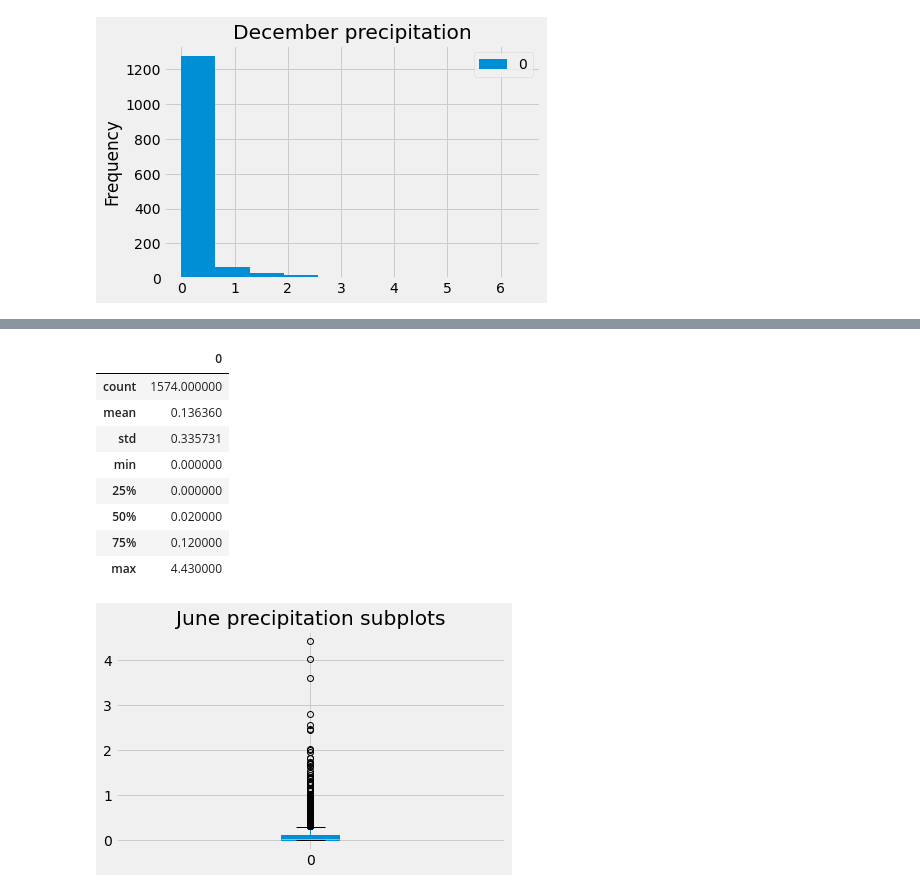
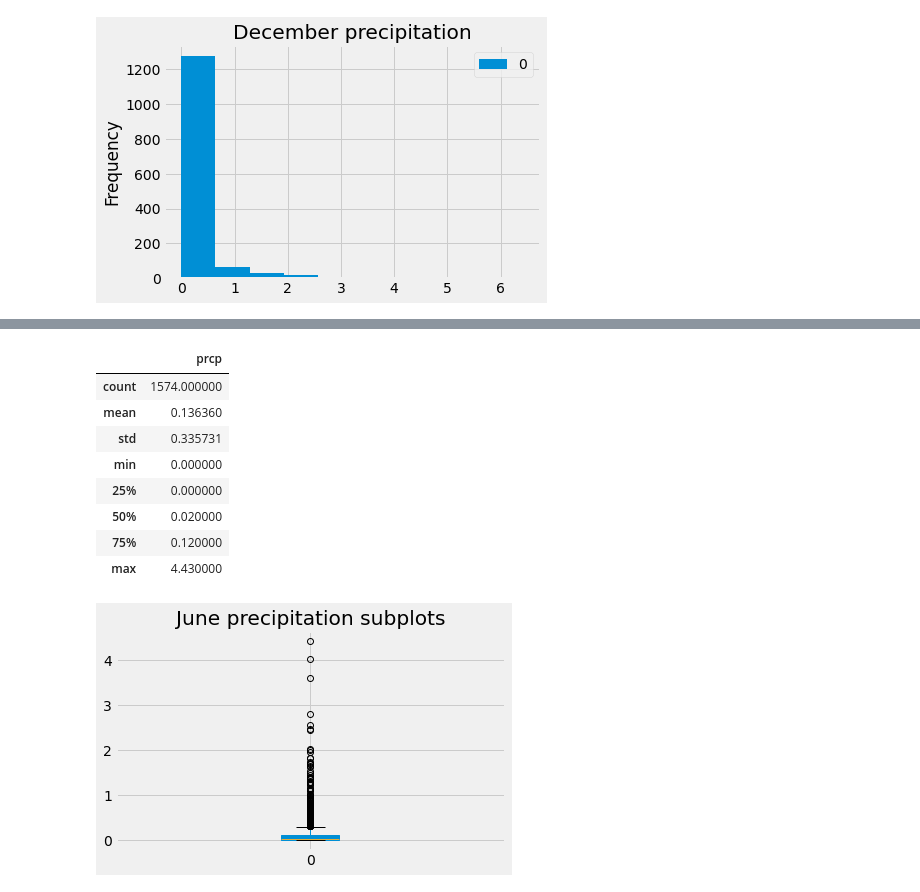
Before and after one commit to shimengya/surfs_up, a Jupyter notebook: SurfsUp_Challenge.ipynb, the cells around one changed output, grey strips where cells are left out. Saved outputs shown, nothing was run; the diff lists cells and outputs as text; code cells hidden in the pictures.

```diff
--- a/SurfsUp_Challenge.ipynb
+++ b/SurfsUp_Challenge.ipynb
@@ -240,3 +240,8 @@ plt.tight_layout
 # %% [output]
 <function matplotlib.pyplot.tight_layout(*, pad=1.08, h_pad=None, w_pad=None, rect=None)>
 [figure]
+# %%
+june_precipitation = []
+june_precipitation = session.query(Measurement.prcp).filter(func.extract('month',Measurement.date) ==6)
+june_precipitation_df = pd.DataFrame(june_precipitation)
+june_precipitation_df
@@ -243,7 +281,7 @@ plt.tight_layout
 # %%
-june_p_df.describe()
+june_precipitation_df.describe()
 # %% [output]
-|  | 0 |
+|  | prcp |
 | count | 1574.000000 |
 | mean | 0.136360 |
 | std | 0.335731 |
```
Also changed, not shown: parts of 4 cells of this notebook, 1 other file.
